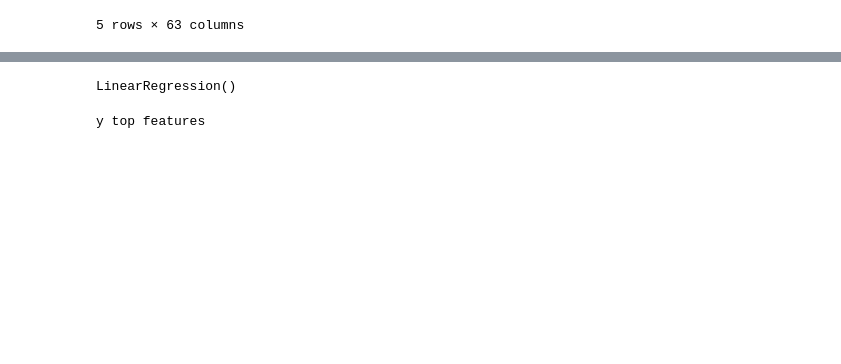
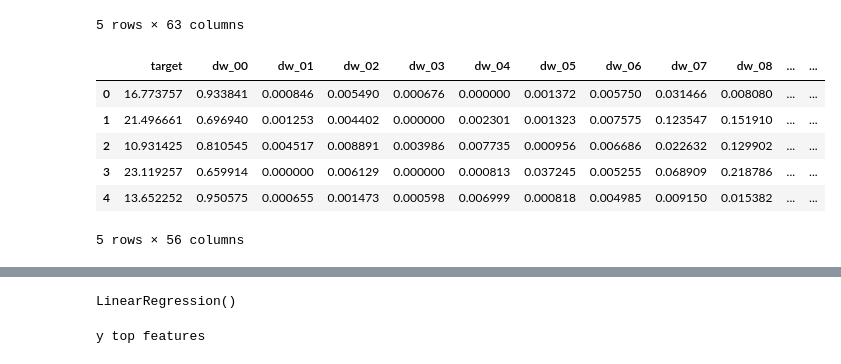
Before and after one commit to ravitpt87/urban-eureka, a Jupyter notebook: Notebook_Model_PolyMultiLinReg.ipynb, the cells around one changed output, grey strips where cells are left out. Cells and saved outputs as stored; diff of their text form; code cells hidden in the pictures; blank space fills up the shorter version.

```diff
--- a/Notebook_Model_PolyMultiLinReg.ipynb
+++ b/Notebook_Model_PolyMultiLinReg.ipynb
@@ -36,3 +39,13 @@ df = df.drop(['ward', 'ADM4_PCODE'], axis=1)
+# %%
+df.head()
+# %% [output]
+|  | target | dw_00 | dw_01 | dw_02 | dw_03 | dw_04 | dw_05 | dw_06 | dw_07 | dw_08 | ... | ... |
+| 0 | 16.773757 | 0.933841 | 0.000846 | 0.005490 | 0.000676 | 0.000000 | 0.001372 | 0.005750 | 0.031466 | 0.008080 | ... | ... |
+| 1 | 21.496661 | 0.696940 | 0.001253 | 0.004402 | 0.000000 | 0.002301 | 0.001323 | 0.007575 | 0.123547 | 0.151910 | ... | ... |
+| 2 | 10.931425 | 0.810545 | 0.004517 | 0.008891 | 0.003986 | 0.007735 | 0.000956 | 0.006686 | 0.022632 | 0.129902 | ... | ... |
+| 3 | 23.119257 | 0.659914 | 0.000000 | 0.006129 | 0.000000 | 0.000813 | 0.037245 | 0.005255 | 0.068909 | 0.218786 | ... | ... |
+| 4 | 13.652252 | 0.950575 | 0.000655 | 0.001473 | 0.000598 | 0.006999 | 0.000818 | 0.004985 | 0.009150 | 0.015382 | ... | ... |
+5 rows × 56 columns
 # %%
 # Train test split with same random seed
 # Defining X and y
```
Also changed, not shown: parts of 4 cells of this notebook.
